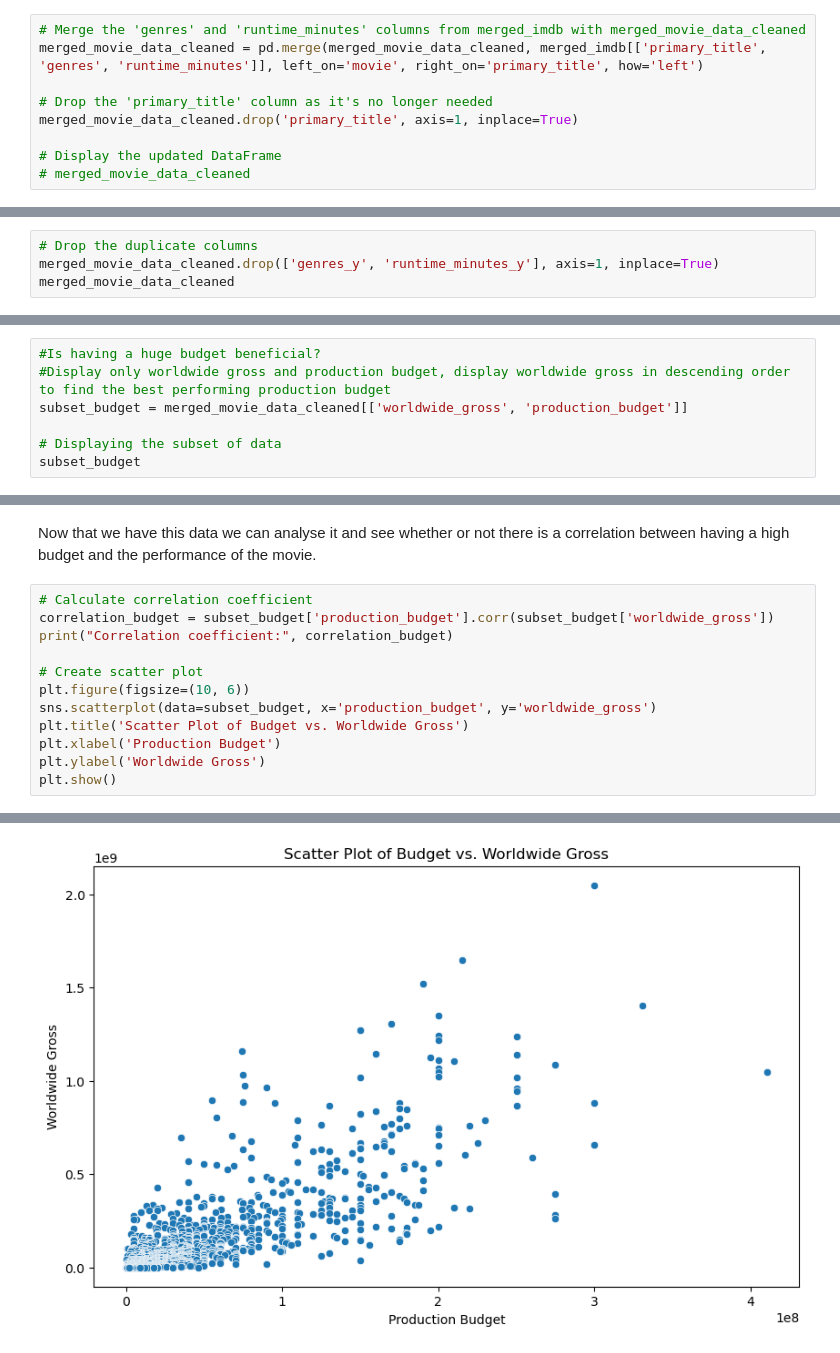
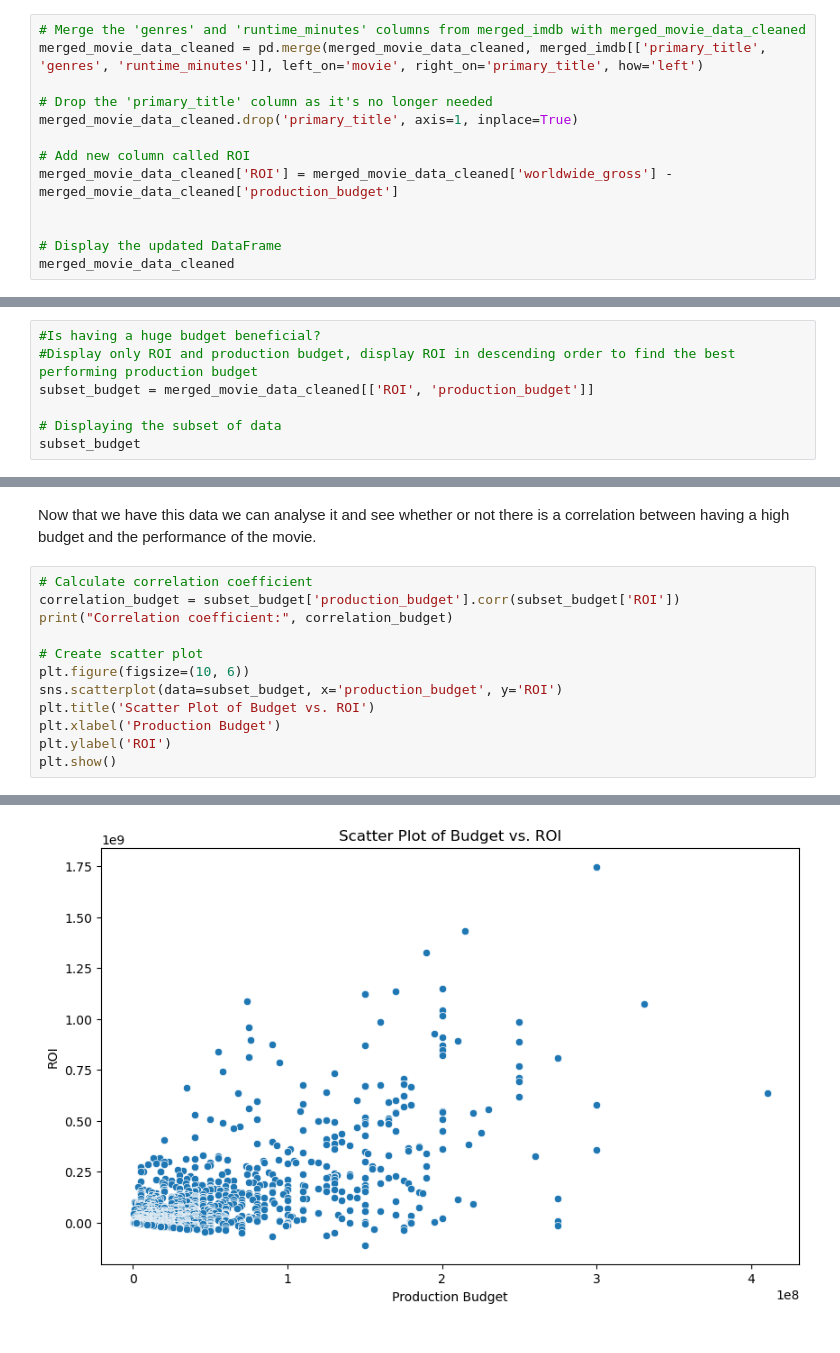
Before and after one commit to William-Itotia/dsc-phase-1-project-Microsoft-Analysis, a Jupyter notebook: student.ipynb, the cells around one changed output, grey strips where cells are left out. Drawn from its saved outputs; the diff is of its cells as text.

```diff
--- a/student.ipynb
+++ b/student.ipynb
@@ -423,6 +431,10 @@ merged_movie_data_cleaned = pd.merge(merged_movie_data_cleaned, merged_imdb[['pr
 # Drop the 'primary_title' column as it's no longer needed
 merged_movie_data_cleaned.drop('primary_title', axis=1, inplace=True)
 
+# Add new column called ROI
+merged_movie_data_cleaned['ROI'] = merged_movie_data_cleaned['worldwide_gross'] - merged_movie_data_cleaned['production_budget']
+
+
 # Display the updated DataFrame
-# merged_movie_data_cleaned
+merged_movie_data_cleaned
 # %% [output]
@@ -442,4 +453,0 @@ merged_movie_data_cleaned.drop('primary_title', axis=1, inplace=True)
-# %%
-# Drop the duplicate columns
-merged_movie_data_cleaned.drop(['genres_y', 'runtime_minutes_y'], axis=1, inplace=True)
-merged_movie_data_cleaned
@@ -554,7 +553,7 @@ Correlation coefficient: 0.12351083671720954
 # %%
 #Is having a huge budget beneficial?
-#Display only worldwide gross and production budget, display worldwide gross in descending order to find the best performing production budget
-subset_budget = merged_movie_data_cleaned[['worldwide_gross', 'production_budget']]
+#Display only ROI and production budget, display ROI in descending order to find the best performing production budget
+subset_budget = merged_movie_data_cleaned[['ROI', 'production_budget']]
 
 # Displaying the subset of data
 subset_budget
@@ -577,14 +576,14 @@ Now that we have this data we can analyse it and see whether or not there is a c
 a high budget and the performance of the movie.
 # %%
 # Calculate correlation coefficient
-correlation_budget = subset_budget['production_budget'].corr(subset_budget['worldwide_gross'])
+correlation_budget = subset_budget['production_budget'].corr(subset_budget['ROI'])
 print("Correlation coefficient:", correlation_budget)
 
 # Create scatter plot
 plt.figure(figsize=(10, 6))
-sns.scatterplot(data=subset_budget, x='production_budget', y='worldwide_gross')
-plt.title('Scatter Plot of Budget vs. Worldwide Gross')
+sns.scatterplot(data=subset_budget, x='production_budget', y='ROI')
+plt.title('Scatter Plot of Budget vs. ROI')
 plt.xlabel('Production Budget')
-plt.ylabel('Worldwide Gross')
+plt.ylabel('ROI')
 plt.show()
 # %% [output]
@@ -592 +591 @@ Correlation coefficient: 0.75930039441705
-[figure, old version]
+[figure, new version]
```
Also changed, not shown: parts of 19 cells of this notebook.
